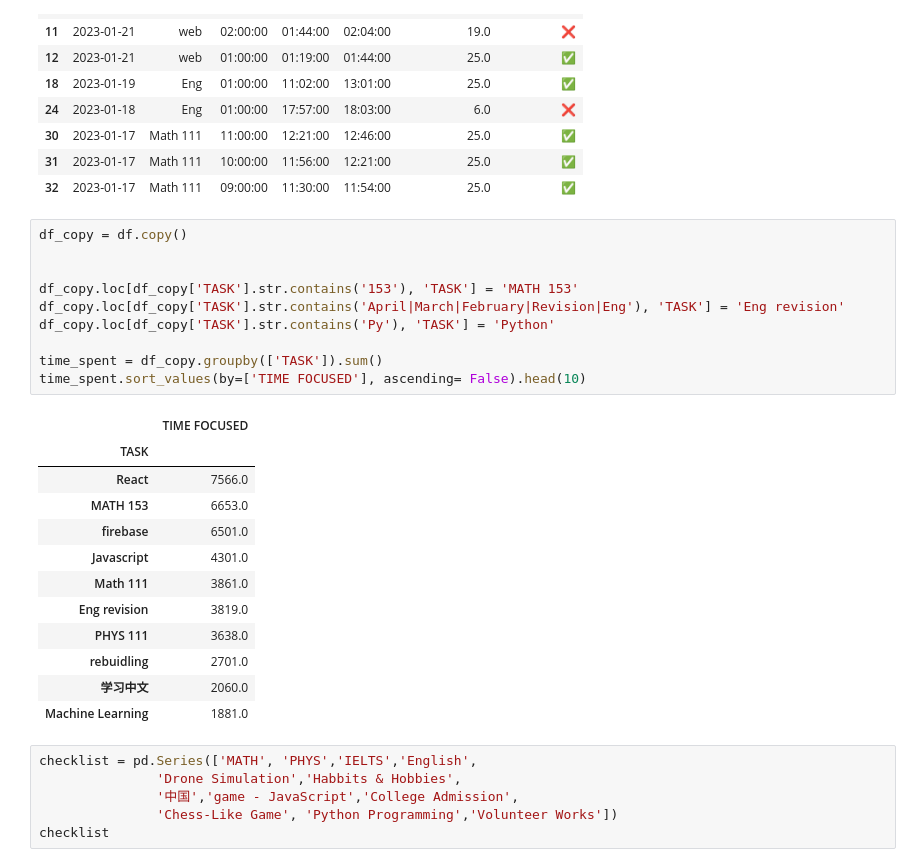
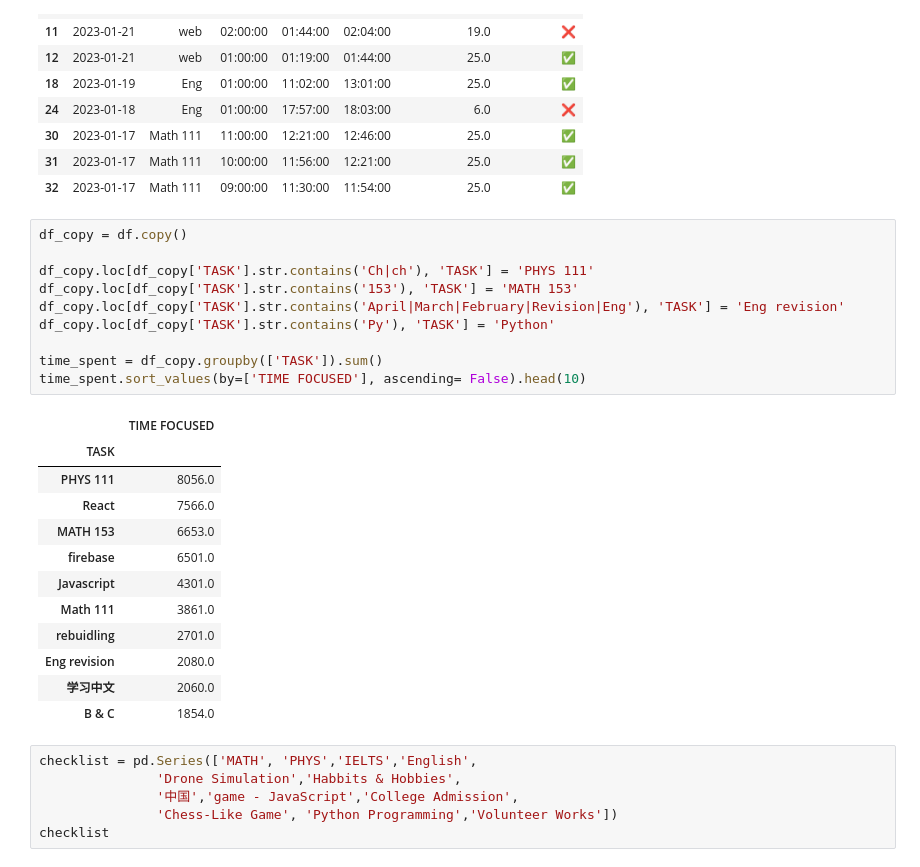
Before and after one commit to itszehrakaya/study-analysis, a Jupyter notebook: data_manipulation.ipynb, the cells around one changed output. Drawn from its saved outputs; the diff is of its cells as text.

```diff
--- a/data_manipulation.ipynb
+++ b/data_manipulation.ipynb
@@ -82,26 +82,26 @@ df.head(10)
 # %%
 df_copy = df.copy()
 
-
+df_copy.loc[df_copy['TASK'].str.contains('Ch|ch'), 'TASK'] = 'PHYS 111'
 df_copy.loc[df_copy['TASK'].str.contains('153'), 'TASK'] = 'MATH 153'
 df_copy.loc[df_copy['TASK'].str.contains('April|March|February|Revision|Eng'), 'TASK'] = 'Eng revision'
 df_copy.loc[df_copy['TASK'].str.contains('Py'), 'TASK'] = 'Python'
 
 time_spent = df_copy.groupby(['TASK']).sum()
 time_spent.sort_values(by=['TIME FOCUSED'], ascending= False).head(10)
 # %% [output]
 |  | TIME FOCUSED |
 | TASK |  |
+| PHYS 111 | 8056.0 |
 | React | 7566.0 |
 | MATH 153 | 6653.0 |
 | firebase | 6501.0 |
 | Javascript | 4301.0 |
 | Math 111 | 3861.0 |
-| Eng revision | 3819.0 |
-| PHYS 111 | 3638.0 |
 | rebuidling | 2701.0 |
+| Eng revision | 2080.0 |
 | 学习中文 | 2060.0 |
-| Machine Learning | 1881.0 |
+| B & C | 1854.0 |
 # %%
 checklist = pd.Series(['MATH', 'PHYS','IELTS','English',
                'Drone Simulation','Habbits & Hobbies',
```
Also changed, not shown: parts of 5 cells of this notebook.
